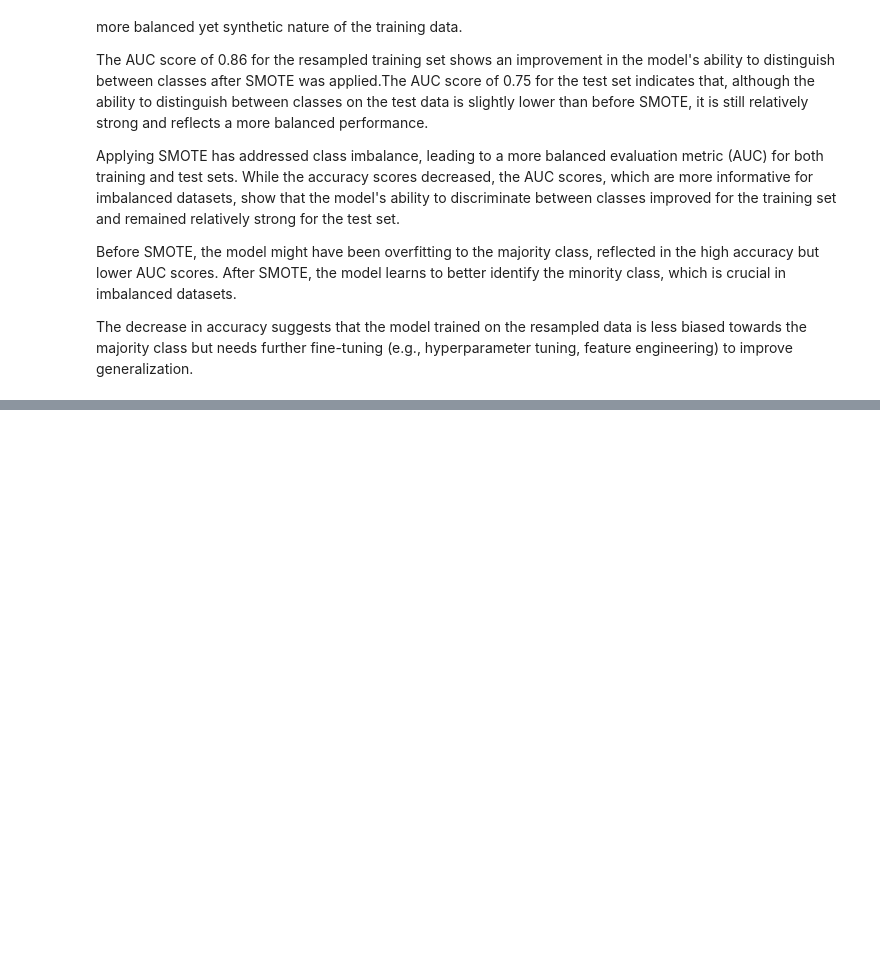
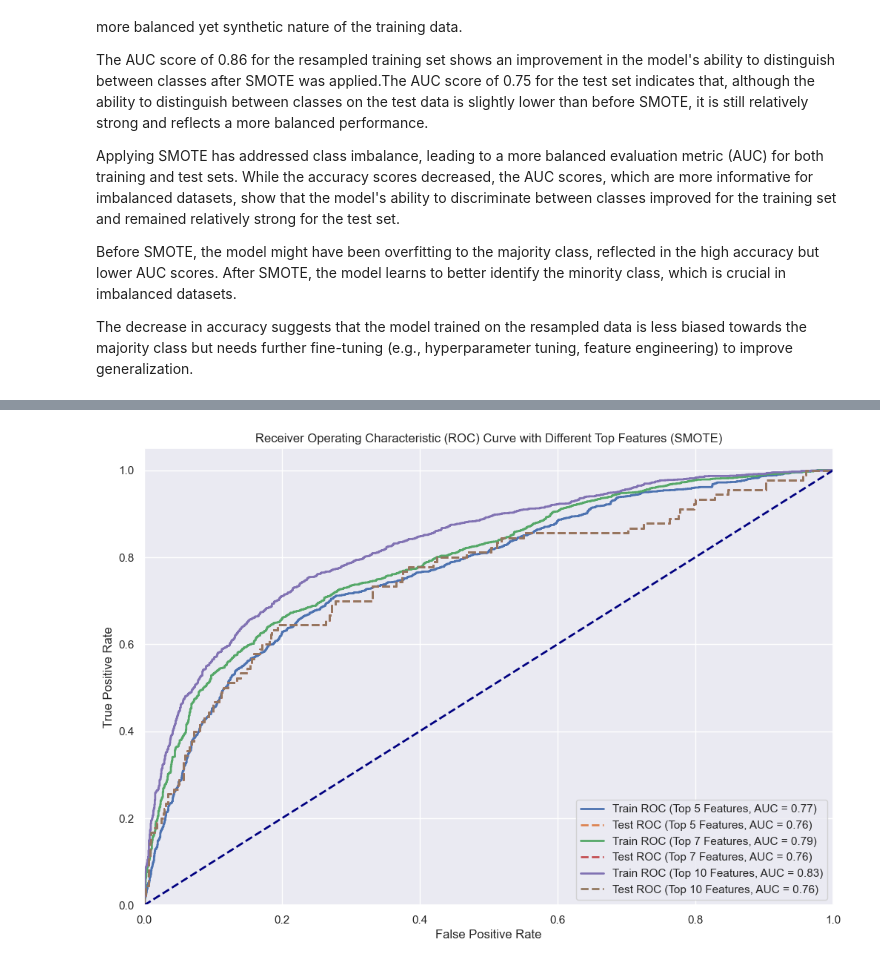
Before and after one commit to WambuiMunene/Phase-3-Project, a Jupyter notebook: index.ipynb, the cells around one changed output, grey strips where cells are left out. Saved outputs shown, nothing was run; the diff lists cells and outputs as text; code cells hidden in the pictures; blank space fills up the shorter version.

Commit message:
Feature Selection with Random Forest done and evaluated

```diff
--- a/index.ipynb
+++ b/index.ipynb
@@ -756,0 +771,15 @@ The decrease in accuracy suggests that the model trained on the resampled data i
+# %%
+# Import the Random Forest Clasifier
+from sklearn.ensemble import RandomForestClassifier
+
+# Train a Random Forest Model to calculate feature importances
+rf_model = RandomForestClassifier(random_state=42)
+rf_model.fit(X_train_resampled, y_train_resampled)
+
+# Get feature importances
+feature_importances = rf_model.feature_importances_
+importance_df = pd.DataFrame({'Feature':X_train.columns,'Importance':feature_importances})
+
+# Sort features by importance
+importance_df = importance_df.sort_values(by='Importance', ascending=False)
+importance_df
@@ -756,0 +802,71 @@ The decrease in accuracy suggests that the model trained on the resampled data i
+# %%
+top_features_list = [5, 7,10]
+
+# Define a function to evaluate models with different top features
+def evaluate_model_with_top_features(top_features_count):
+    top_features = importance_df['Feature'].head(top_features_count)
+    X_train_top = X_train_resampled[top_features]
+    X_test_top = X_test[top_features]
+
+    # Train Logistic Regression model
+    logreg.fit(X_train_top, y_train_resampled)
+
+   # Calculate the probability scores of each point for the train and test sets
+    y_train_score = logreg.decision_function(X_train_top)
+    y_test_pred_proba = logreg.decision_function(X_test_top)
+
+    # Calculate accuracy
+    y_train_pred = logreg.predict(X_train_top)
+    y_test_pred = logreg.predict(X_test_top)
+
+    train_accuracy = accuracy_score(y_train_resampled, y_train_pred)
+    test_accuracy = accuracy_score(y_test, y_test_pred)
+
+    # Calculate ROC Curve
+    train_fpr, train_tpr, _ = roc_curve(y_train_resampled, y_train_score)
+    test_fpr, test_tpr, _ = roc_curve(y_test, y_test_score)
+
+    # Calculate AUC
+    train_auc = auc(train_fpr, train_tpr)
+    test_auc = auc(test_fpr, test_tpr)
+
+
+
+    return {
+        'top_features': top_features_count,
+        'train_accuracy': train_accuracy,
+        'test_accuracy': test_accuracy,
+        'train_auc': train_auc,
+        'test_auc': test_auc,
+        'train_fpr': train_fpr,
+        'train_tpr': train_tpr,
+        'test_fpr': test_fpr,
+        'test_tpr': test_tpr
+    }
+
+# Evaluate models
+results = [evaluate_model_with_top_features(n) for n in top_features_list]
+
+# Print results
+for result in results:
+    print(f"Top {result['top_features']} Features")
+    print(f"Train Accuracy: {result['train_accuracy']}")
+    print(f"Test Accuracy: {result['test_accuracy']}")
+    print(f"Train AUC: {result['train_auc']}")
+    print(f"Test AUC: {result['test_auc']}\n")
+
+# Plot ROC Curves
+plt.figure(figsize=(12, 8))
+for result in results:
+    plt.plot(result['train_fpr'], result['train_tpr'], lw=2, label=f"Train ROC (Top {result['top_features']} Features, AUC = {result['train_auc']:.2f})")
+    plt.plot(result['test_fpr'], result['test_tpr'], lw=2, linestyle='--', label=f"Test ROC (Top {result['top_features']} Features, AUC = {result['test_auc']:.2f})")
+
+plt.plot([0, 1], [0, 1], color='navy', lw=2, linestyle='--')
+plt.xlim([0.0, 1.0])
+plt.ylim([0.0, 1.05])
+plt.xlabel('False Positive Rate')
+plt.ylabel('True Positive Rate')
+plt.title('Receiver Operating Characteristic (ROC) Curve with Different Top Features (SMOTE)')
+plt.legend(loc='lower right')
+plt.show()
+# %% [output]
@@ -756,0 +890 @@ The decrease in accuracy suggests that the model trained on the resampled data i
+[figure, added]
```
Also changed, not shown: parts of 12 cells of this notebook.
